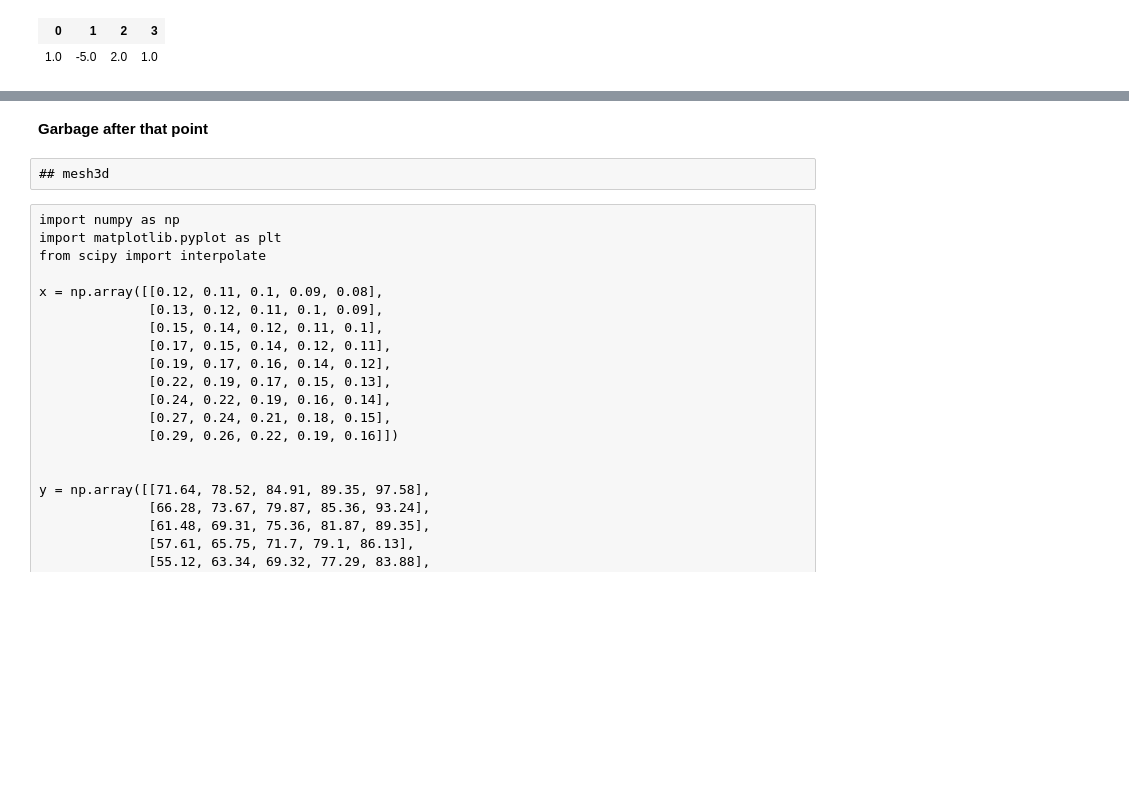
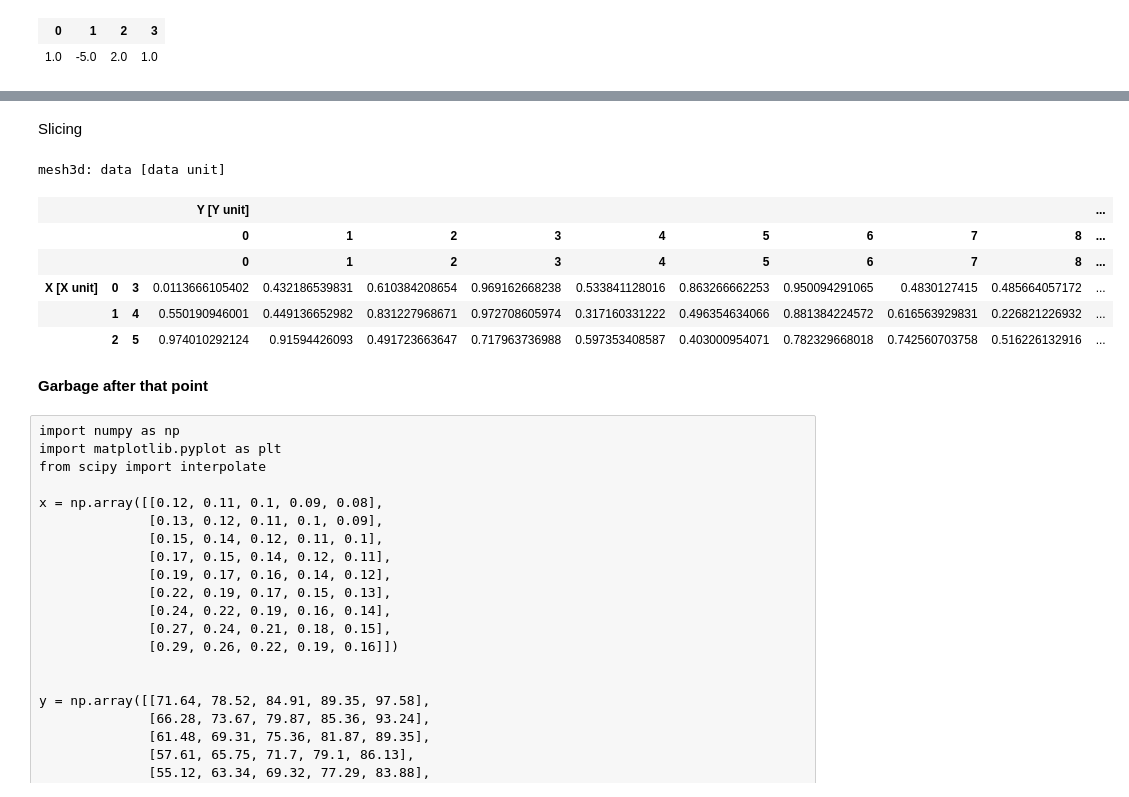
Before and after one commit to e-roux/lerp, a Jupyter notebook: docs/_src/lerp.ipynb, the cells around one changed output, grey strips where cells are left out. Drawn from its saved outputs; the diff is of its cells as text; code cells hidden in the pictures; blank space fills up the shorter version.

```diff
--- a/docs/_src/lerp.ipynb
+++ b/docs/_src/lerp.ipynb
@@ -379,7 +427,17 @@ for _a in test:
+# %% [markdown]
+Slicing
+# %%
+m3d[3:6]
+# %% [output]
+mesh3d: data [data unit]
+|  |  |  | Y [Y unit] |  |  |  |  |  |  |  |  | ... |
+|  |  |  | 0 | 1 | 2 | 3 | 4 | 5 | 6 | 7 | 8 | ... |
+|  |  |  | 0 | 1 | 2 | 3 | 4 | 5 | 6 | 7 | 8 | ... |
+| X [X unit] | 0 | 3 | 0.0113666105402 | 0.432186539831 | 0.610384208654 | 0.969162668238 | 0.533841128016 | 0.863266662253 | 0.950094291065 | 0.4830127415 | 0.485664057172 | ... |
+|  | 1 | 4 | 0.550190946001 | 0.449136652982 | 0.831227968671 | 0.972708605974 | 0.317160331222 | 0.496354634066 | 0.881384224572 | 0.616563929831 | 0.226821226932 | ... |
+|  | 2 | 5 | 0.974010292124 | 0.91594426093 | 0.491723663647 | 0.717963736988 | 0.597353408587 | 0.403000954071 | 0.782329668018 | 0.742560703758 | 0.516226132916 | ... |
 # %% [markdown]
 <p><b>Garbage after that point</b></p>
-# %% [raw]
-## mesh3d
 # %% [raw]
 import numpy as np
 import matplotlib.pyplot as plt
```
Also changed, not shown: parts of 32 cells of this notebook.
